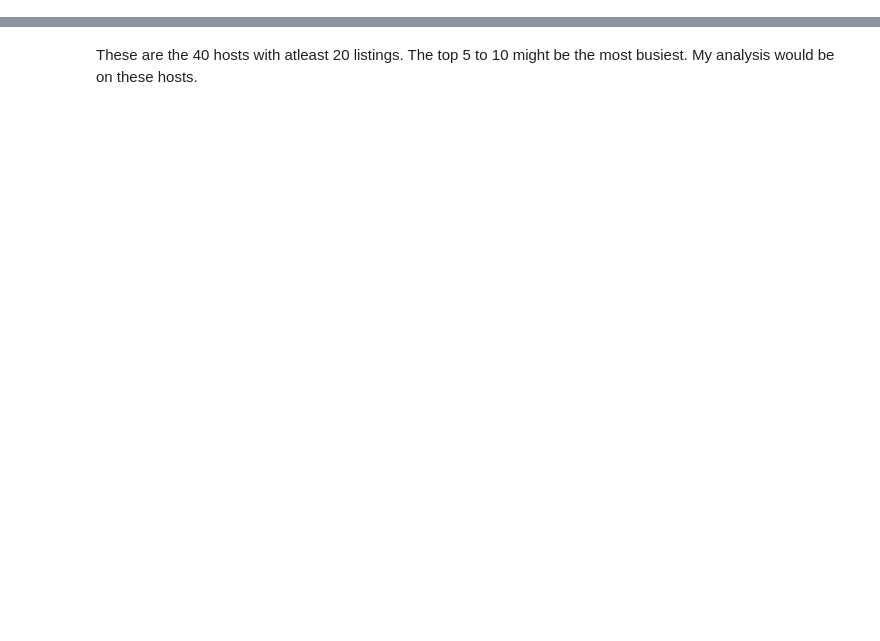
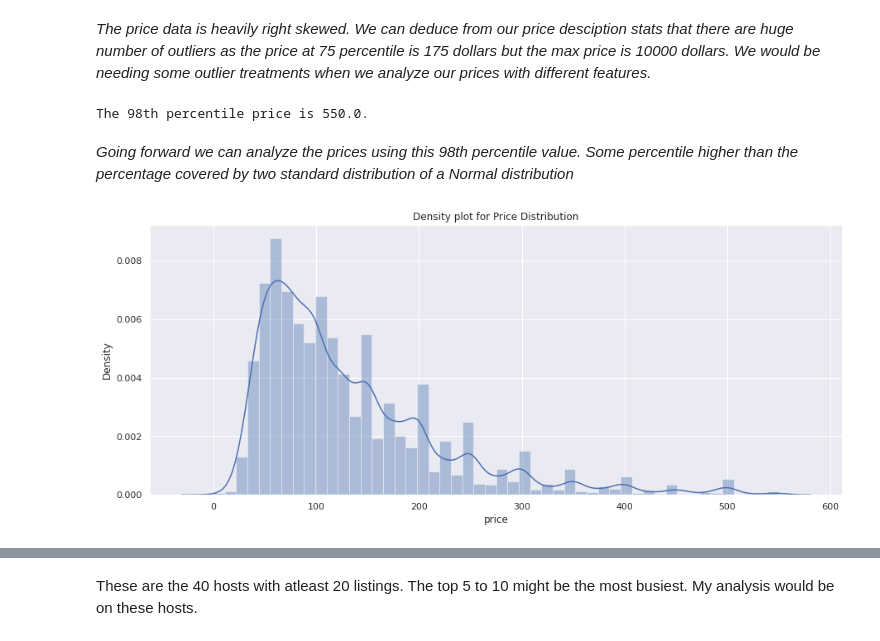
Before and after one commit to abdulaziz2208/Airbnb-Bookings-analysis, a Jupyter notebook: Airbnb_Bookings_Analysis_Capstone_Project.ipynb, the cells around one changed output, grey strips where cells are left out. Drawn from its saved outputs; the diff is of its cells as text; code cells hidden in the pictures; blank space fills up the shorter version.

Commit message:
Airbnb EDA

```diff
--- a/Airbnb_Bookings_Analysis_Capstone_Project.ipynb
+++ b/Airbnb_Bookings_Analysis_Capstone_Project.ipynb
@@ -219,0 +36,6 @@ df_top_host.head()
+# %%
+# loading data
+
+df=pd.read_csv('Airbnb NYC 2019.csv')
+
+df.head(3)
@@ -219,0 +83,3 @@ df_top_host.head()
+# %%
+# cleaning data by removing unnecessary columns/fields
+df.drop(['id', 'name', 'host_name', 'last_review'], axis=1, inplace=True)
@@ -219,0 +96,4 @@ df_top_host.head()
+# %%
+# replacing null values of 'reviews_per_month' with zeros
+
+df['reviews_per_month'] = df['reviews_per_month'].fillna(0)
@@ -219,0 +156,14 @@ df_top_host.head()
+# %% [markdown]
+*The price data is heavily right skewed. We can deduce from our price desciption stats that there are huge number of outliers as the price at 75 percentile is 175 dollars but the max price is 10000 dollars. We would be needing some outlier treatments when we analyze our prices with different features.*
+# %%
+print("The 98th percentile price is {}.".format(np.percentile(df['price'],98)))
+# %% [output]
+The 98th percentile price is 550.0.
+# %% [markdown]
+*Going forward we can analyze the prices using this 98th percentile value. Some percentile higher than the percentage covered by two standard distribution of a Normal distribution*
+# %%
+sns.set(rc={'figure.figsize':(15,6)})
+price_dist=sns.distplot(df[df['price']<=np.percentile(df['price'],98)].price)
+price_dist.set_title("Density plot for Price Distribution");
+# %% [output]
+[figure, added]
```
Also changed, not shown: parts of 155 cells of this notebook.
